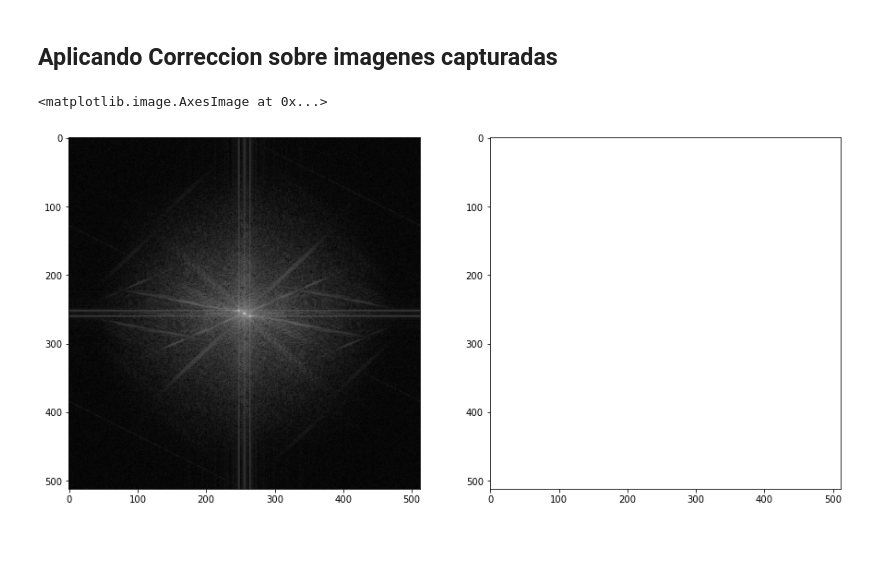
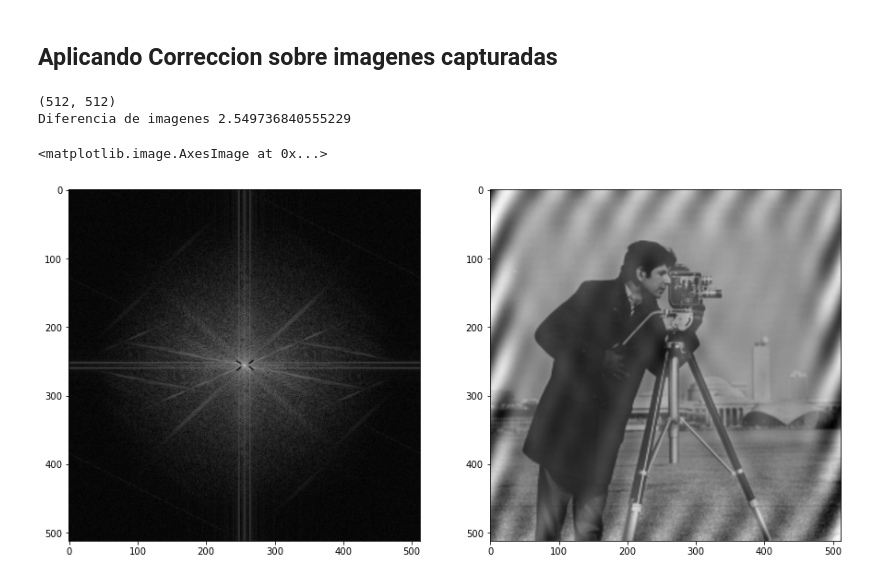
Before and after one commit to tarraga888/PDI_Practicas, a Jupyter notebook: P4EDTT.ipynb, the cells around one changed output. Cells and saved outputs as stored; diff of their text form; code cells hidden in the pictures; blank space fills up the shorter version.

```diff
--- a/P4EDTT.ipynb
+++ b/P4EDTT.ipynb
@@ -101,19 +102,25 @@ axes[1].imshow(img_new,'gray')
 from matplotlib import cm  ## se llama a libreria para guardar imagen en gris
 plt.imsave('log_center_mag.png',log_center_mag, cmap = cm.gray)
 # %%
-log_center_mag2 = imageio.imread('../PDITARRAGA/log_center_mag2.png')/255 # Cargando la imagen corregida
+Imag_modif = imageio.imread('../PDITARRAGA/log_center_mag2.png') # Cargando la imagen corregida
+log_center_mag2=rgb2gray(Imag_modif)
+print(log_center_mag2.shape)
+print('Diferencia de imagenes',rmse(log_center_mag, log_center_mag2))
+# %% [output]
+(512, 512)
+Diferencia de imagenes 2.549736840555229
 # %%
 fft2_center_mag2=np.exp(log_center_mag2/20)-1 # Calculamos el exponencial
-fft2_new2 = fft2_center_mag2*np.exp(1j*fft2_center_mag)
-fft2_new2 = np.fft.ifftshift(fft2_center_new2) #Volver a descentralizar el array corregido
+fft2_new2 = fft2_center_mag2*np.exp(1j*fft2_center_ang)# A+jB =Magnitud(A,B)*exp(J*theta(A,B))
+fft2_new2 = np.fft.ifftshift(fft2_new2) #Volver a descentralizar el array corregido
 #Aplicar transformada inversa
 img_new2 = np.fft.ifft2(fft2_new2)
 #De la inversa solo se adquiere el modulo
 img_new2 = np.abs(img_new2)
 # Graficando los resultados aplicados
 _, axes = plt.subplots(1, 2, figsize=(15,12))
 axes[0].imshow(log_center_mag2,'gray') #Imagen corregida a mano
 axes[1].imshow(img_new2,'gray')
 # %% [output]
 <matplotlib.image.AxesImage at 0x...>
-[figure, old version]
+[figure, new version]
```
Also changed, not shown: parts of 2 cells of this notebook.
